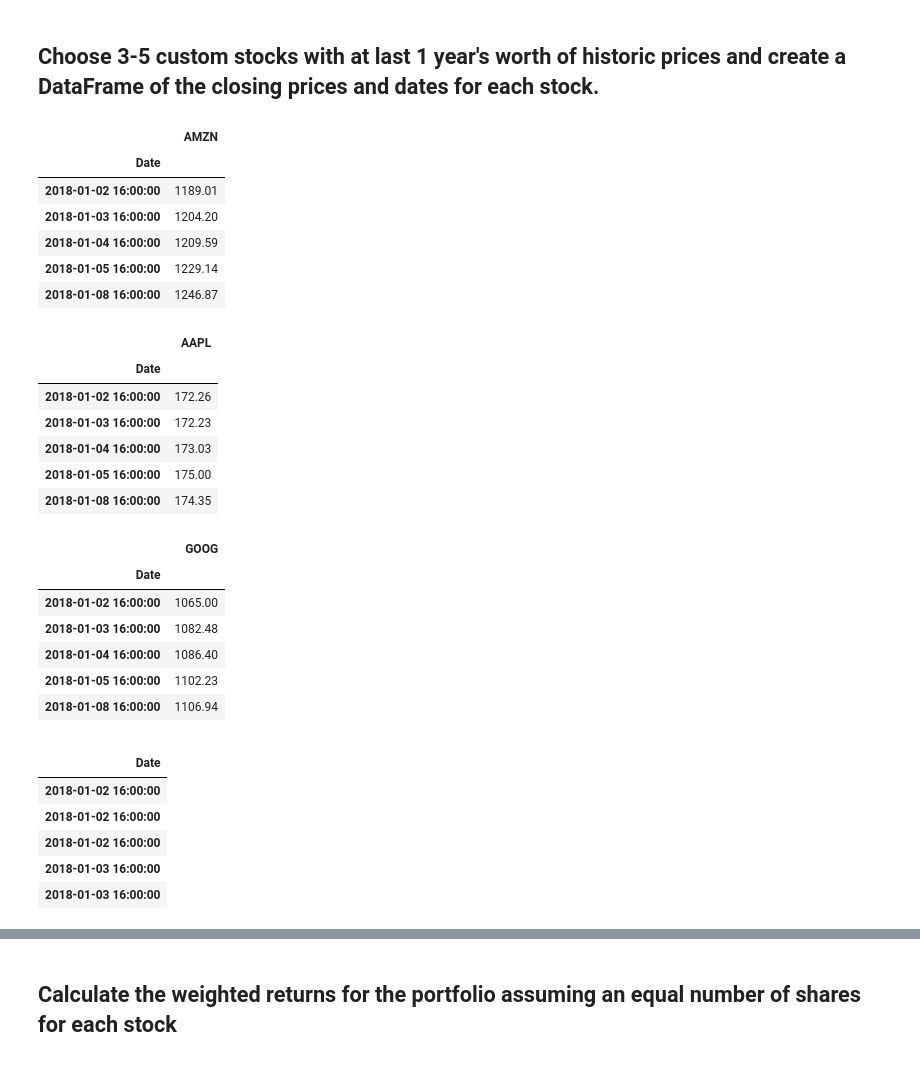
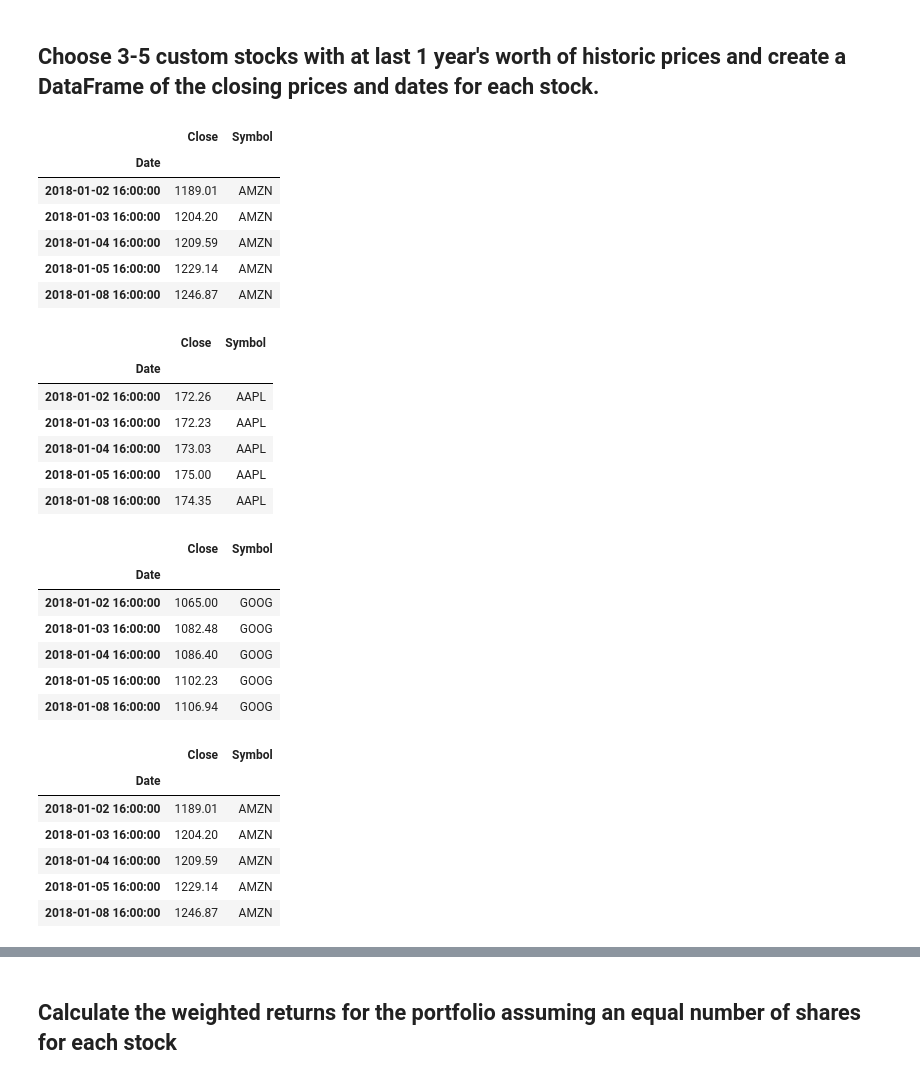
Before and after one commit to shahp630/Portfolio, a Jupyter notebook: whale_analysis.ipynb, the cells around one changed output, grey strips where cells are left out. Cells and saved outputs as stored; diff of their text form; code cells hidden in the pictures.

```diff
--- a/whale_analysis.ipynb
+++ b/whale_analysis.ipynb
@@ -396,60 +398,62 @@ In this section, you will build your own portfolio of stocks, calculate the retu
 # %%
 # Reading data from 1st stock
 
 csvpath = Path("Resources/Amazon_data.csv")
 amazon_df = pd.read_csv(csvpath,index_col="Date",infer_datetime_format=True,parse_dates=True)
-amazon_df.rename(columns = {"Close":"AMZN"}, inplace = True)
+amazon_df["Symbol"] = "AMZN"
+amazon_df = amazon_df.sort_index()
 amazon_df.head()
 # %% [output]
-|  | AMZN |
-| Date |  |
-| 2018-01-02 16:00:00 | 1189.01 |
-| 2018-01-03 16:00:00 | 1204.20 |
-| 2018-01-04 16:00:00 | 1209.59 |
-| 2018-01-05 16:00:00 | 1229.14 |
-| 2018-01-08 16:00:00 | 1246.87 |
+|  | Close | Symbol |
+| Date |  |  |
+| 2018-01-02 16:00:00 | 1189.01 | AMZN |
+| 2018-01-03 16:00:00 | 1204.20 | AMZN |
+| 2018-01-04 16:00:00 | 1209.59 | AMZN |
+| 2018-01-05 16:00:00 | 1229.14 | AMZN |
+| 2018-01-08 16:00:00 | 1246.87 | AMZN |
 # %%
 # Reading data from 2nd stock
 csvpath = Path("Resources/Apple_data.csv")
 apple_df = pd.read_csv(csvpath,index_col="Date",infer_datetime_format=True,parse_dates=True)
-apple_df.rename(columns = {"Close":"AAPL"}, inplace = True)
+apple_df["Symbol"] = "AAPL"
+apple_df = apple_df.sort_index()
 apple_df.head()
 # %% [output]
-|  | AAPL |
-| Date |  |
-| 2018-01-02 16:00:00 | 172.26 |
-| 2018-01-03 16:00:00 | 172.23 |
-| 2018-01-04 16:00:00 | 173.03 |
-| 2018-01-05 16:00:00 | 175.00 |
-| 2018-01-08 16:00:00 | 174.35 |
+|  | Close | Symbol |
+| Date |  |  |
+| 2018-01-02 16:00:00 | 172.26 | AAPL |
+| 2018-01-03 16:00:00 | 172.23 | AAPL |
+| 2018-01-04 16:00:00 | 173.03 | AAPL |
+| 2018-01-05 16:00:00 | 175.00 | AAPL |
+| 2018-01-08 16:00:00 | 174.35 | AAPL |
 # %%
 # Reading data from 3rd stock
 csvpath = Path("Resources/Google_data.csv")
 google_df = pd.read_csv(csvpath,index_col="Date",infer_datetime_format=True,parse_dates=True)
-google_df.rename(columns = {"Close":"GOOG"}, inplace = True)
+google_df["Symbol"] = "GOOG"
+google_df = google_df.sort_index()
 google_df.head()
 # %% [output]
-|  | GOOG |
-| Date |  |
-| 2018-01-02 16:00:00 | 1065.00 |
-| 2018-01-03 16:00:00 | 1082.48 |
-| 2018-01-04 16:00:00 | 1086.40 |
-| 2018-01-05 16:00:00 | 1102.23 |
-| 2018-01-08 16:00:00 | 1106.94 |
+|  | Close | Symbol |
+| Date |  |  |
+| 2018-01-02 16:00:00 | 1065.00 | GOOG |
+| 2018-01-03 16:00:00 | 1082.48 | GOOG |
+| 2018-01-04 16:00:00 | 1086.40 | GOOG |
+| 2018-01-05 16:00:00 | 1102.23 | GOOG |
+| 2018-01-08 16:00:00 | 1106.94 | GOOG |
 # %%
 # Combine all stocks in a single DataFrame
 
-added_stocks_combined_df = pd.concat((amazon_df, apple_df, google_df), axis = 0, join= "inner")
-added_stocks_combined_df.sort_index(ascending = True, inplace = True)
+added_stocks_combined_df = pd.concat([amazon_df, apple_df, google_df], axis = "rows", join= "inner")
 added_stocks_combined_df.head()
 # %% [output]
-|  |
-| Date |
-| 2018-01-02 16:00:00 |
-| 2018-01-02 16:00:00 |
-| 2018-01-02 16:00:00 |
-| 2018-01-03 16:00:00 |
-| 2018-01-03 16:00:00 |
+|  | Close | Symbol |
+| Date |  |  |
+| 2018-01-02 16:00:00 | 1189.01 | AMZN |
+| 2018-01-03 16:00:00 | 1204.20 | AMZN |
+| 2018-01-04 16:00:00 | 1209.59 | AMZN |
+| 2018-01-05 16:00:00 | 1229.14 | AMZN |
+| 2018-01-08 16:00:00 | 1246.87 | AMZN |
 # %%
 # Reset Date index
 added_stocks_combined_df = added_stocks_combined_df.reset_index()
```
Also changed, not shown: parts of 17 cells of this notebook.
